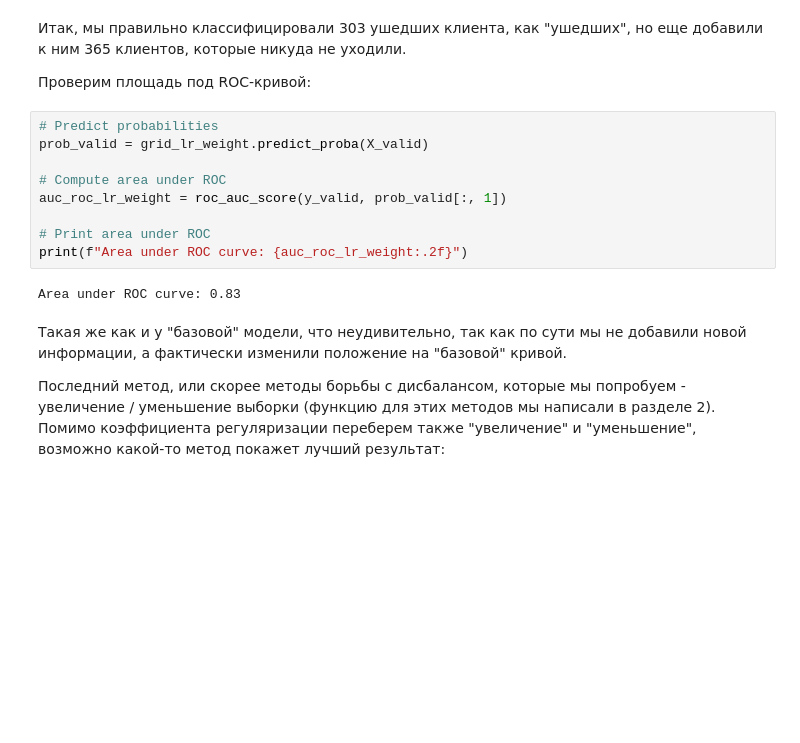
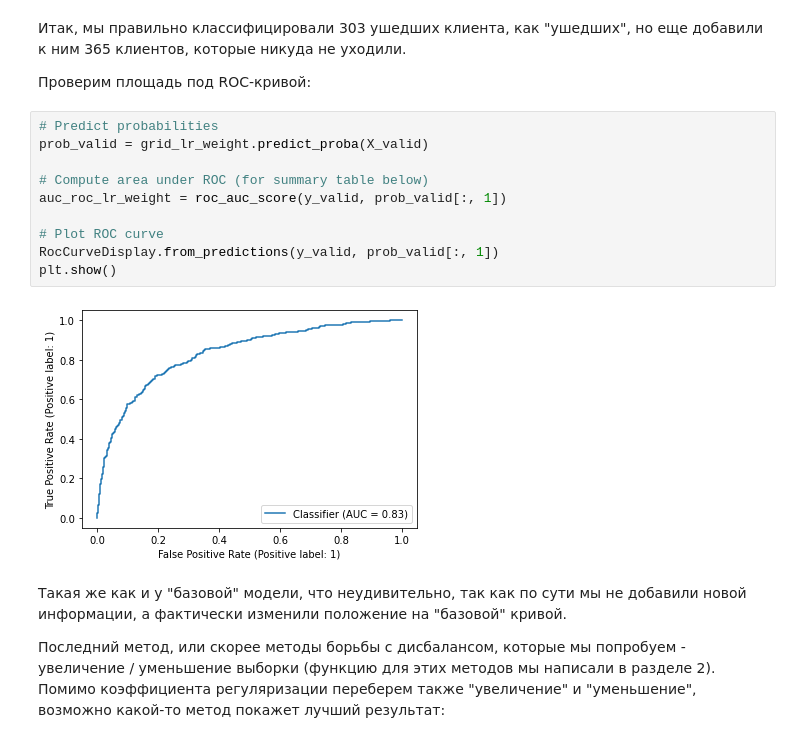
Before and after one commit to romul771/Bank-Clients-Churn, a Jupyter notebook: 840e9fe5-da82-4550-b9ce-887c78e548bf.ipynb, the cells around one changed output. Cells and saved outputs as stored; diff of their text form; blank space fills up the shorter version.

```diff
--- a/840e9fe5-da82-4550-b9ce-887c78e548bf.ipynb
+++ b/840e9fe5-da82-4550-b9ce-887c78e548bf.ipynb
@@ -947,14 +958,15 @@ plt.show()
 # %%
 # Predict probabilities
 prob_valid = grid_lr_weight.predict_proba(X_valid)
 
-# Compute area under ROC
+# Compute area under ROC (for summary table below)
 auc_roc_lr_weight = roc_auc_score(y_valid, prob_valid[:, 1])
 
-# Print area under ROC
-print(f"Area under ROC curve: {auc_roc_lr_weight:.2f}")
+# Plot ROC curve
+RocCurveDisplay.from_predictions(y_valid, prob_valid[:, 1])
+plt.show()
 # %% [output]
-Area under ROC curve: 0.83
+[figure, added]
 # %% [markdown]
 Такая же как и у "базовой" модели, что неудивительно, так как по сути мы не добавили новой информации, а фактически изменили положение на "базовой" кривой.
 
```
Also changed, not shown: parts of 37 cells of this notebook.
